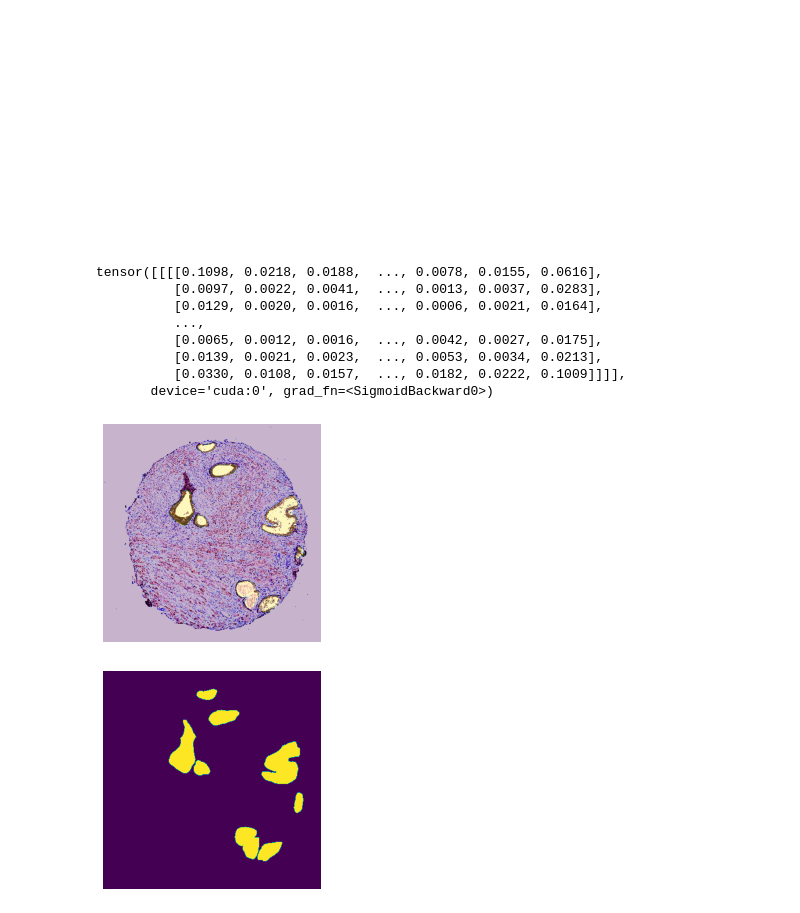
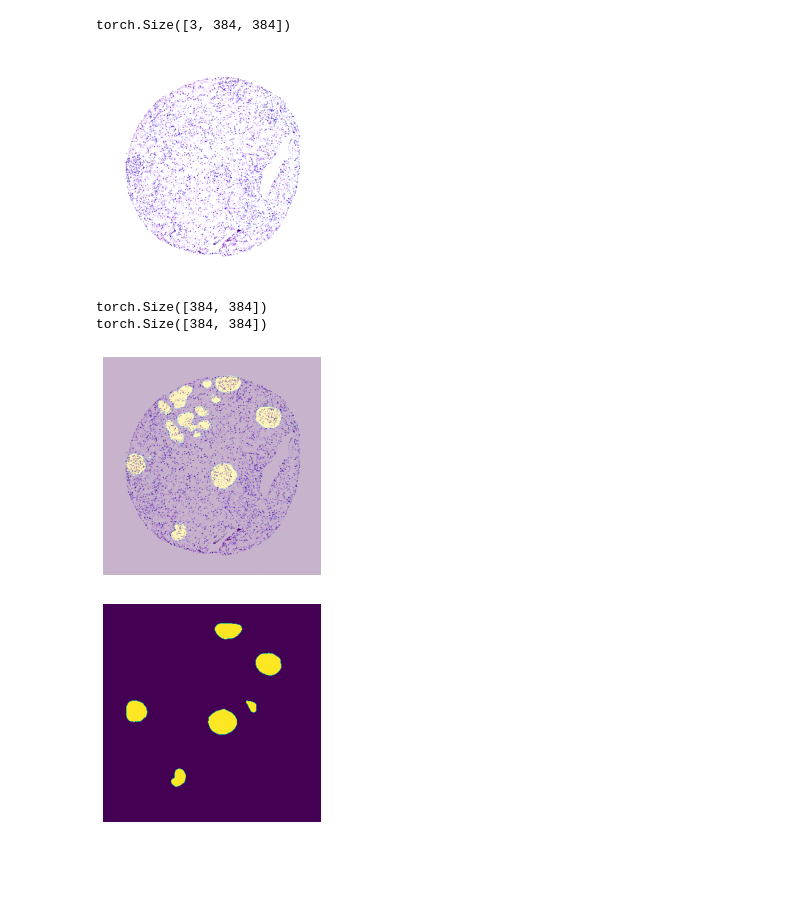
Before and after one commit to DangHa/Hacking_Human_Body_Kaggle, a Jupyter notebook: U-net.ipynb, the cells around one changed output. Drawn from its saved outputs; the diff is of its cells as text; code cells hidden in the pictures; blank space fills up the shorter version.

Commit message:
pretrain model submission

```diff
--- a/U-net.ipynb
+++ b/U-net.ipynb
@@ -383,6 +333,10 @@ image,mask = train_dataset[32]
 # %%
-plt.imshow(torch.permute(image[0,:,:,:],(1,2,0)))
+example_dataset = HuBMAPDataset(train_df,transform)
+image,mask = example_dataset[16]
+print(image.shape)
+plt.imshow(torch.permute(image,(1,2,0)))
 plt. axis('off')
 plt.savefig('test_1.png')
 # %% [output]
+torch.Size([3, 384, 384])
-[figure, old version]
+[figure, new version]
@@ -393,12 +342,0 @@ mask_ = model(image.to(device = 'cuda'))
-# %%
-s = nn.Sigmoid()
-print(s(mask_))
-# %% [output]
-tensor([[[[0.1098, 0.0218, 0.0188,  ..., 0.0078, 0.0155, 0.0616],
-          [0.0097, 0.0022, 0.0041,  ..., 0.0013, 0.0037, 0.0283],
-          [0.0129, 0.0020, 0.0016,  ..., 0.0006, 0.0021, 0.0164],
-          ...,
-          [0.0065, 0.0012, 0.0016,  ..., 0.0042, 0.0027, 0.0175],
-          [0.0139, 0.0021, 0.0023,  ..., 0.0053, 0.0034, 0.0213],
-          [0.0330, 0.0108, 0.0157,  ..., 0.0182, 0.0222, 0.1009]]]],
-       device='cuda:0', grad_fn=<SigmoidBackward0>)
@@ -409,13 +343,25 @@ mask_ = mask_.detach().round().int()
 # %%
+image = image.unsqueeze(dim = 0)
+
+mask_ = model(image.to(device = 'cuda'))
+s = nn.Sigmoid()
+mask_ = s(mask_)
+mask_ = mask_.detach().round().int().squeeze().cpu()
+
 plt.imshow(torch.permute(image[0,:,:,:],(1,2,0)))
-plt.imshow(mask_.squeeze().cpu(), alpha=0.3)
+plt.imshow(mask_, alpha=0.3)
 plt. axis('off')
 plt.savefig('test_2.png')
+
+print(mask_.shape)
+print(mask_.squeeze().cpu().shape)
 # %% [output]
+torch.Size([384, 384])
+torch.Size([384, 384])
-[figure, old version]
+[figure, new version]
 # %%
 plt.imshow(mask)
 plt. axis('off')
 plt.savefig('test_label.png')
 # %% [output]
-[figure, old version]
+[figure, new version]
```
Also changed, not shown: parts of 28 cells of this notebook.
